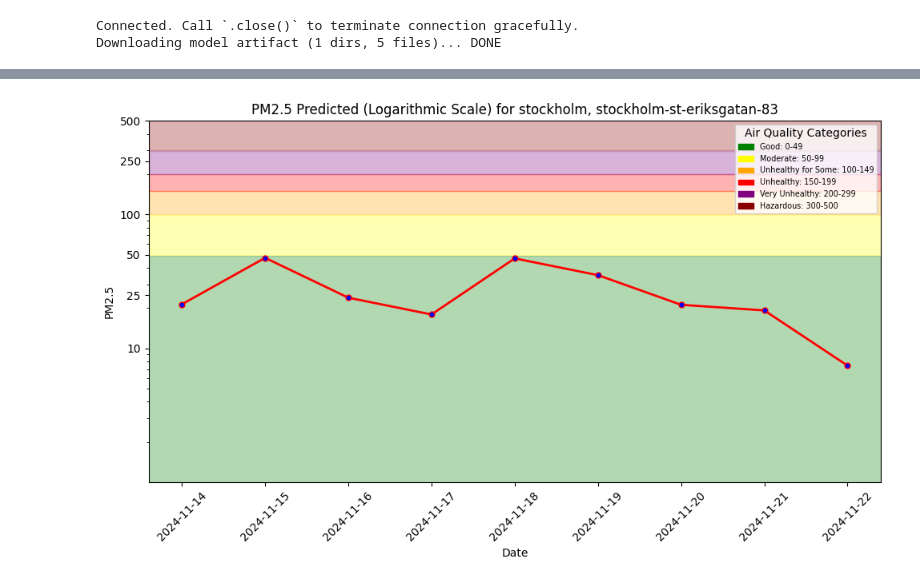
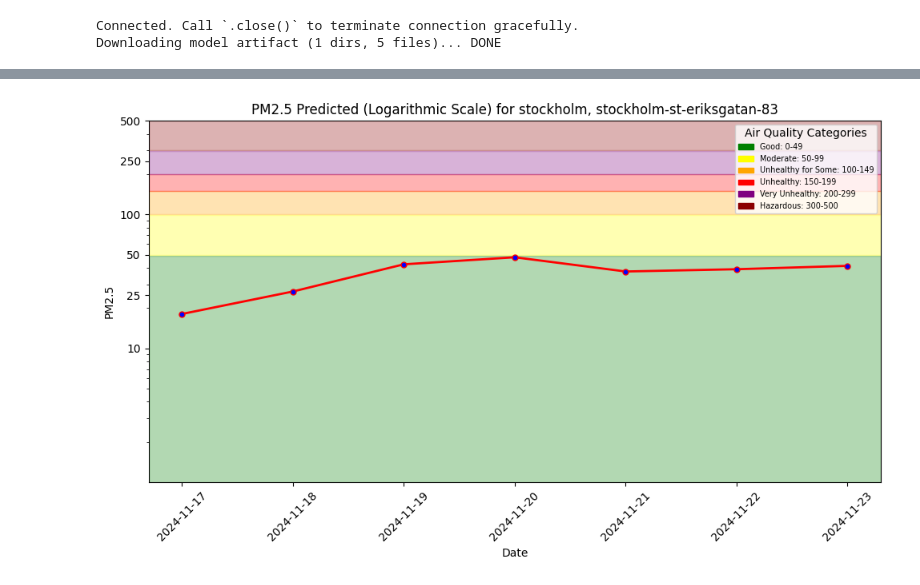
Before and after one commit to desireebill/air-quality-prediction-service, a Jupyter notebook: 4-batch-inference-pipeline.ipynb, the cells around one changed output, grey strips where cells are left out. Cells and saved outputs as stored; diff of their text form; code cells hidden in the pictures.

```diff
--- a/4-batch-inference-pipeline.ipynb
+++ b/4-batch-inference-pipeline.ipynb
@@ -43,7 +44,7 @@ mr= project.get_model_registry()
 
 retrieved_model=mr.get_model(
     name="air_quality_xgboost_model",
-    version=1,
+    version=6,
 )
 
 saved_model_dir=retrieved_model.download()
@@ -134,25 +94,0 @@ ValueError: Can only compare identically-labeled Series objects
-# %%
-# Iterative prediction:
-# Sort the batch data
-batch_data = batch_data.sort_values(by=['date'])
-
-# Taking the last data with pm_25, 3 days ago value
-true_values= batch_data[['pm25_1_day_before', 'pm25_2_days_before', 'pm25_3_days_before']].iloc[-1].tolist()
-predictions=[]
-
-for i in range(future_days):
-    # Create a DataFrame with the current values
-    current_df = pd.DataFrame([true_values], columns=['pm25_1_day_before', 'pm25_2_days_before', 'pm25_3_days_before'])
-
-    # Predict the next day's temperature
-    predicted_temp = retrieved_xgboost_model.predict(current_df)[0]
-    predictions.append(predicted_temp)
-
-    # Update last_values to shift the lagged data and include the new prediction
-    last_values = [predicted_temp] + true_values[:-1]
-
-print(predictions)
-
-batch_data['predicted_pm25'] = retrieved_xgboost_model.predict(
-    batch_data[['temperature_2m_mean', 'precipitation_sum', 'wind_speed_10m_max', 'wind_direction_10m_dominant']])
-batch_data
@@ -216,0 +229,5 @@ memory usage: 612.0+ bytes
+# %%
+# Fill in the number of days before the date on which you made the forecast (base_date)
+df_combined['days_before_forecast_day'] = range(1, len(batch_data))
+df_combined = df_combined.sort_values(by=['date'])
+df_combined
@@ -217,9 +243,9 @@ memory usage: 612.0+ bytes
 # %%
 file_path = "docs/air-quality/assets/img/pm25_forecast.png"
-plt = util.plot_air_quality_forecast(city, street, batch_data, file_path)
+plt = util.plot_air_quality_forecast(city, street, df_combined, file_path)
 plt.show()
 # %% [output]
-[figure, old version]
+[figure, new version]
 # %%
 monitor_fg = fs.get_or_create_feature_group(
     name='aq_predictions',
```
Also changed, not shown: parts of 18 cells of this notebook, 11 other files.
